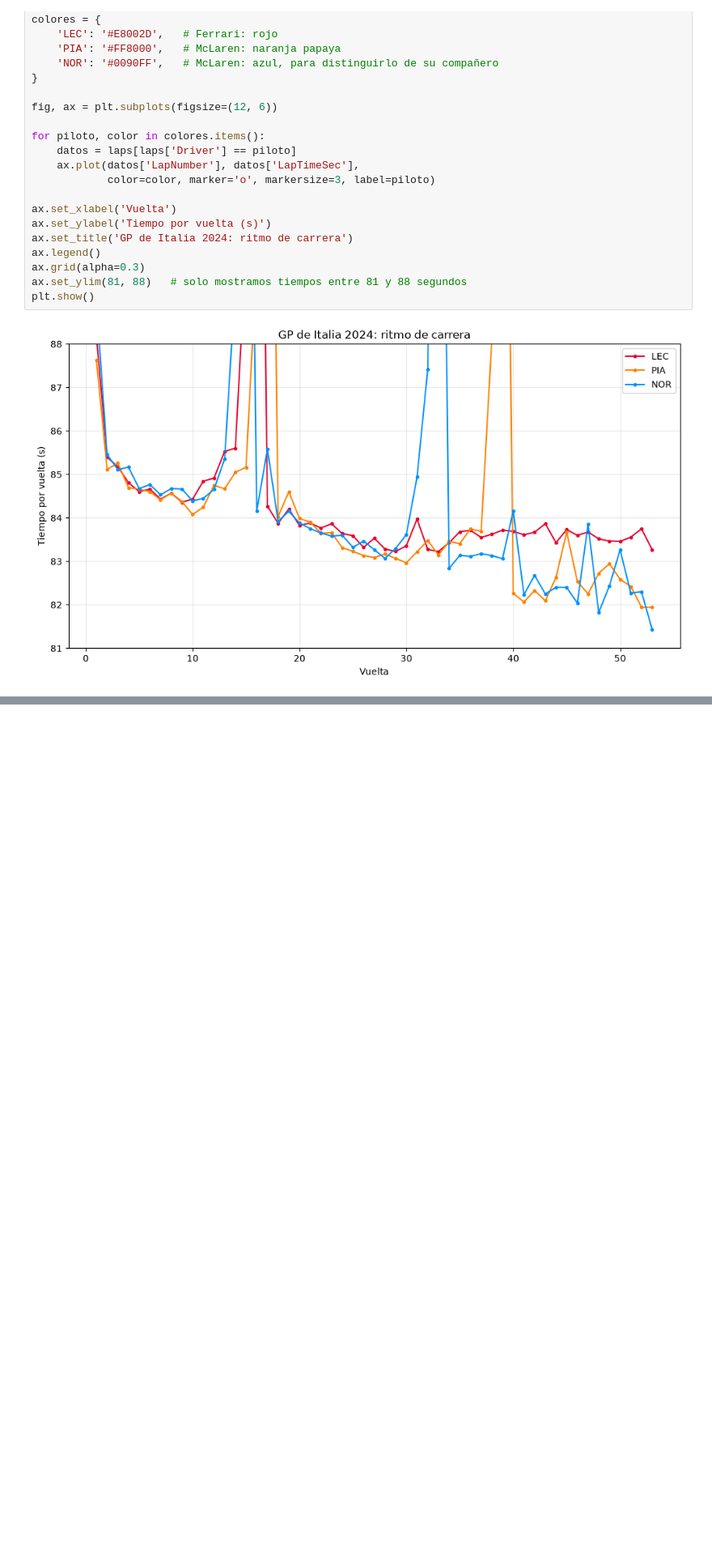
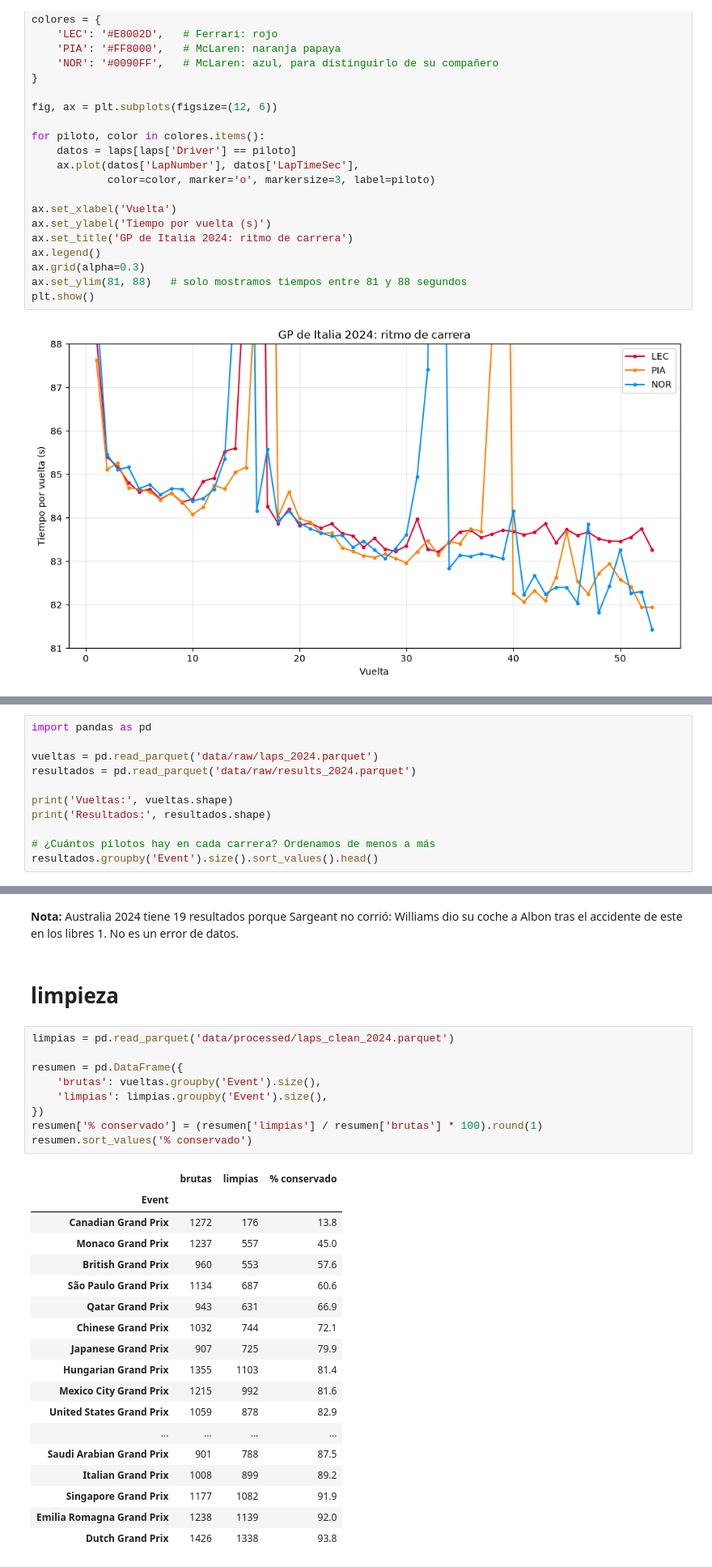
Before and after one commit to wewesito/f1-strategy-analytics, a Jupyter notebook: 01_exploracion.ipynb, the cells around one changed output, grey strips where cells are left out. Shown at 81% size. Drawn from its saved outputs; the diff is of its cells as text; blank space fills up the shorter version.

```diff
--- a/01_exploracion.ipynb
+++ b/01_exploracion.ipynb
@@ -241,0 +244,11 @@ plt.show()
+# %%
+import pandas as pd
+
+vueltas = pd.read_parquet('data/raw/laps_2024.parquet')
+resultados = pd.read_parquet('data/raw/results_2024.parquet')
+
+print('Vueltas:', vueltas.shape)
+print('Resultados:', resultados.shape)
+
+# ¿Cuántos pilotos hay en cada carrera? Ordenamos de menos a más
+resultados.groupby('Event').size().sort_values().head()
@@ -241,0 +265,32 @@ plt.show()
+# %% [markdown]
+**Nota:** Australia 2024 tiene 19 resultados porque Sargeant no corrió: Williams dio su coche a Albon tras el accidente de este en los libres 1. No es un error de datos.
+# %% [markdown]
+# limpieza
+# %%
+limpias = pd.read_parquet('data/processed/laps_clean_2024.parquet')
+
+resumen = pd.DataFrame({
+    'brutas': vueltas.groupby('Event').size(),
+    'limpias': limpias.groupby('Event').size(),
+})
+resumen['% conservado'] = (resumen['limpias'] / resumen['brutas'] * 100).round(1)
+resumen.sort_values('% conservado')
+# %% [output]
+|  | brutas | limpias | % conservado |
+| Event |  |  |  |
+| Canadian Grand Prix | 1272 | 176 | 13.8 |
+| Monaco Grand Prix | 1237 | 557 | 45.0 |
+| British Grand Prix | 960 | 553 | 57.6 |
+| São Paulo Grand Prix | 1134 | 687 | 60.6 |
+| Qatar Grand Prix | 943 | 631 | 66.9 |
+| Chinese Grand Prix | 1032 | 744 | 72.1 |
+| Japanese Grand Prix | 907 | 725 | 79.9 |
+| Hungarian Grand Prix | 1355 | 1103 | 81.4 |
+| Mexico City Grand Prix | 1215 | 992 | 81.6 |
+| United States Grand Prix | 1059 | 878 | 82.9 |
+| ... | ... | ... | ... |
+| Saudi Arabian Grand Prix | 901 | 788 | 87.5 |
+| Italian Grand Prix | 1008 | 899 | 89.2 |
+| Singapore Grand Prix | 1177 | 1082 | 91.9 |
+| Emilia Romagna Grand Prix | 1238 | 1139 | 92.0 |
+| Dutch Grand Prix | 1426 | 1338 | 93.8 |
```
Also changed, not shown: parts of 19 cells of this notebook, 2 other files.
